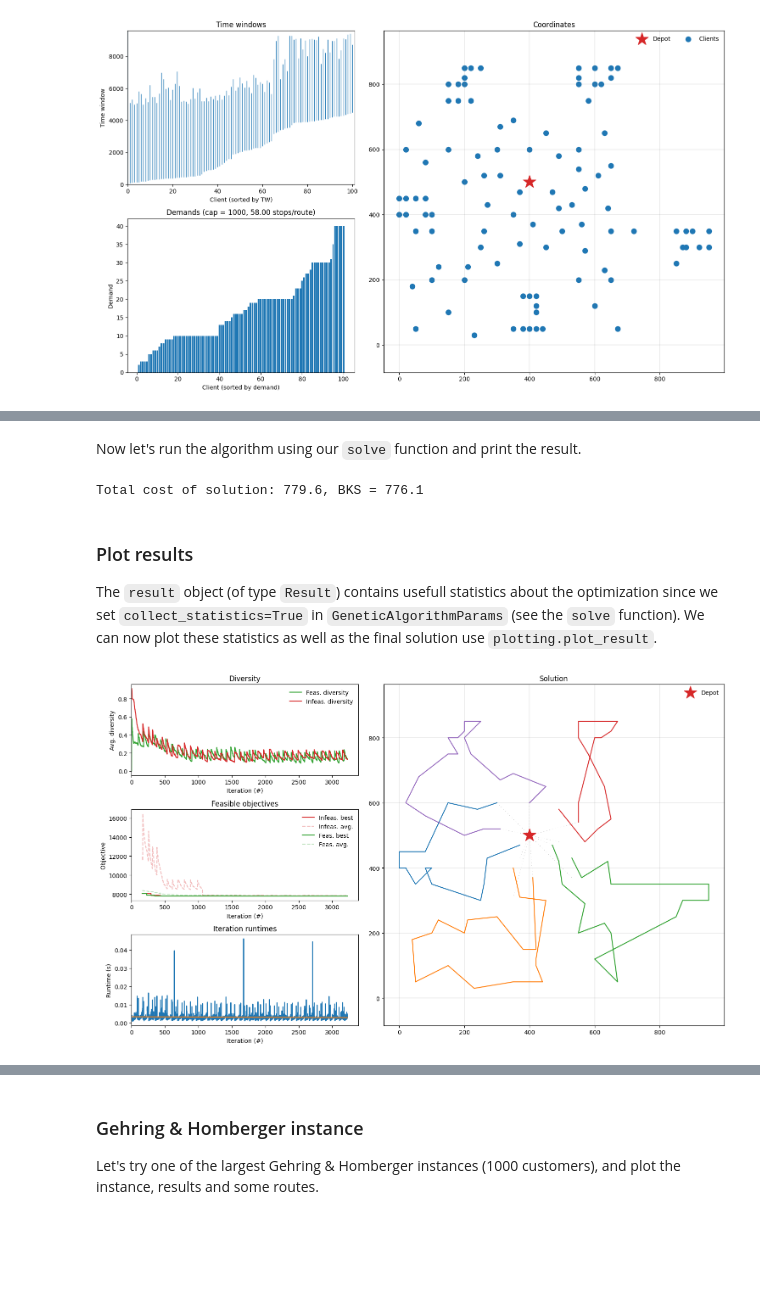
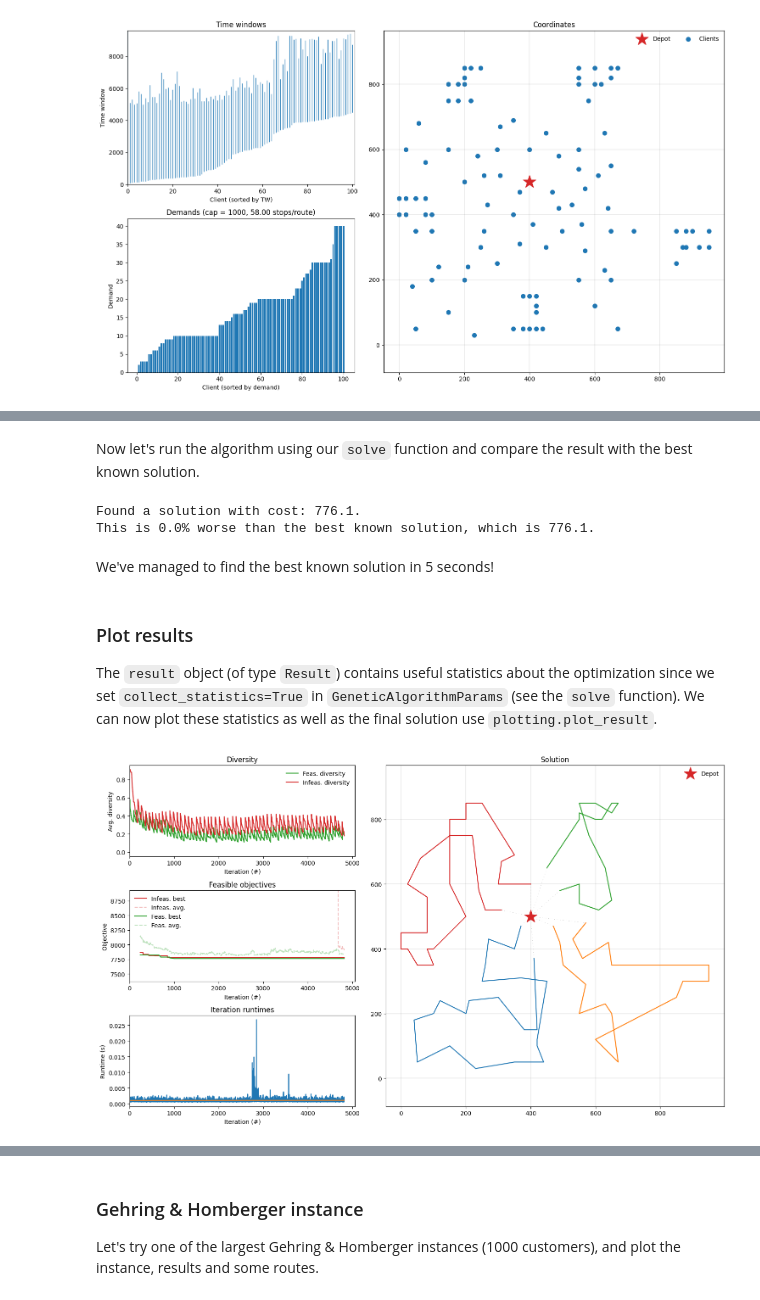
Before and after one commit to PyVRP/PyVRP, a Jupyter notebook: examples/vrptw.ipynb, the cells around one changed output, grey strips where cells are left out. Saved outputs shown, nothing was run; the diff lists cells and outputs as text; code cells hidden in the pictures; blank space fills up the shorter version.

```diff
--- a/examples/vrptw.ipynb
+++ b/examples/vrptw.ipynb
@@ -80,27 +74,20 @@ def solve(
 ):
     rng = XorShift128(seed=seed)
     pen_manager = PenaltyManager(data.vehicle_capacity)
-    pop = Population(data, pen_manager, rng, broken_pairs_distance)
+    pop = Population(data, pen_manager, rng, bpd)
     ls = LocalSearch(data, pen_manager, rng, compute_neighbours(data))
 
-    node_ops = [node_op(data, pen_manager) for node_op in NODE_OPERATORS]
+    for op in NODE_OPERATORS:
+        ls.add_node_operator(op(data, pen_manager))
 
-    for op in node_ops:
-        ls.add_node_operator(op)
+    for op in ROUTE_OPERATORS:
+        ls.add_route_operator(op(data, pen_manager))
 
-    route_ops = [route_op(data, pen_manager) for route_op in ROUTE_OPERATORS]
-
-    for op in route_ops:
-        ls.add_route_operator(op)
-
-    crossover_op = selective_route_exchange
     ga_params = GeneticAlgorithmParams(collect_statistics=True)
-    algo = GeneticAlgorithm(
-        data, pen_manager, rng, pop, ls, crossover_op, ga_params
-    )
+    algo = GeneticAlgorithm(data, pen_manager, rng, pop, ls, srex, ga_params)
 
     if max_runtime is not None:
-        stop: StoppingCriterion = MaxRuntime(max_runtime)
+        stop = MaxRuntime(max_runtime)
     else:
         assert max_iterations is not None
         stop = MaxIterations(max_iterations)
@@ -109,23 +98,35 @@ def solve(
 # %% [markdown]
-Now let's run the algorithm using our `solve` function and print the result.
+Now let's run the algorithm using our `solve` function and compare the result with the best known solution.
-# %%
-args = {"seed": 42, "max_runtime": 10}
-result = solve(instance, **args)
-solution = result.best
-# Note the scaling of the solution cost
-print(
-    f"Total cost of solution: {solution.cost() / 10}, BKS = {instance_bks['cost']}"
-)
-# %% [output]
-Total cost of solution: 779.6, BKS = 776.1
+# %%
+def report_gap(result, bks, scale_factor=10):
+    objective = result.best.cost() / scale_factor
+    bks_cost = bks["cost"]
+    pct_diff = 100 * (objective - bks_cost) / bks_cost
+
+    print(f"Found a solution with cost: {objective}.")
+    print(f"This is {pct_diff:.1f}% worse than the best known", end=" ")
+    print(f"solution, which is {bks_cost}.")
+
+
+result = solve(instance, seed=42, max_runtime=5)
+report_gap(result, instance_bks)
+# %% [output]
+Found a solution with cost: 776.1.
+This is 0.0% worse than the best known solution, which is 776.1.
+# %% [markdown]
+We've managed to find the best known solution in 5 seconds!
 # %% [markdown]
 ### Plot results
-The `result` object (of type `Result`) contains usefull statistics about the optimization since we set `collect_statistics=True` in `GeneticAlgorithmParams` (see the `solve` function). We can now plot these statistics as well as the final solution use `plotting.plot_result`.
+The `result` object (of type `Result`) contains useful statistics about the optimization since we set `collect_statistics=True` in `GeneticAlgorithmParams` (see the `solve` function). We can now plot these statistics as well as the final solution use `plotting.plot_result`.
 # %%
-fig = plt.figure(figsize=(15, 9))
-plotting.plot_result(result, instance, fig)
-fig.tight_layout()
+def plot_result(result, instance):
+    fig = plt.figure(figsize=(15, 9))
+    plotting.plot_result(result, instance, fig)
+    fig.tight_layout()
+
+
+plot_result(result, instance)
 # %% [output]
-[figure, old version]
+[figure, new version]
 # %% [markdown]
 ### Inspect routes
```
Also changed, not shown: parts of 22 cells of this notebook, 27 other files.
